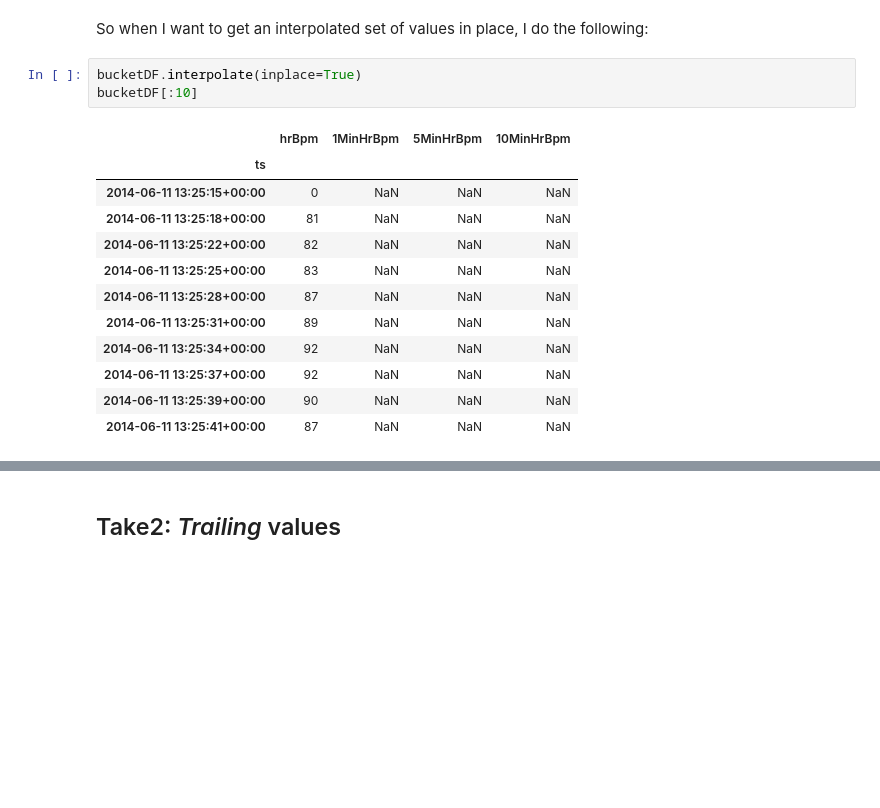
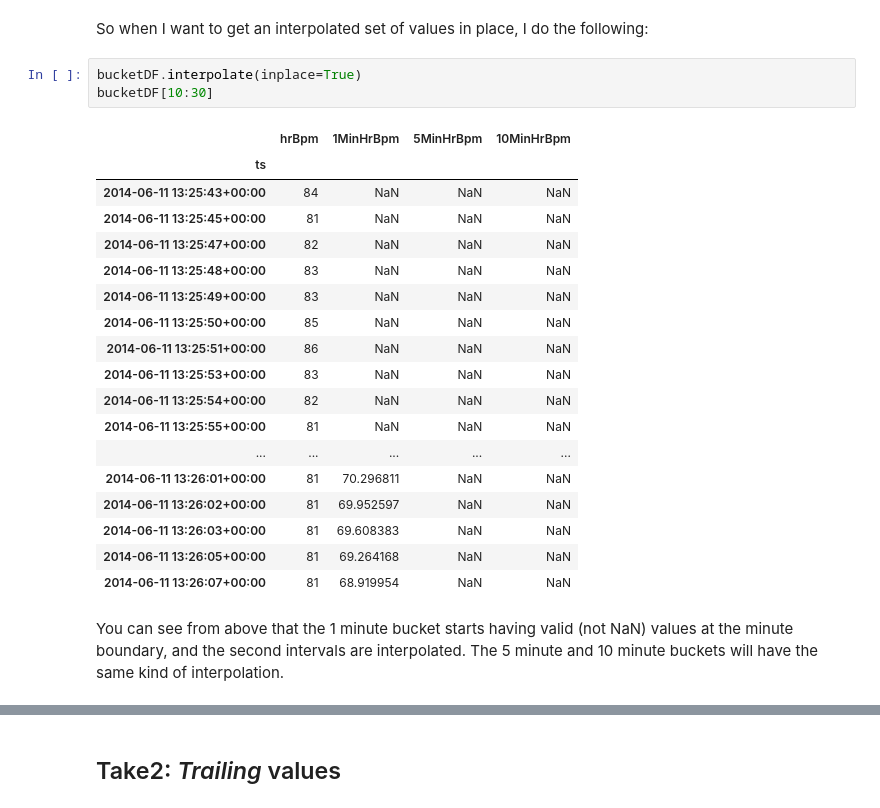
Before and after one commit to arunxarun/bikedatahacking, a Jupyter notebook: bikedatahacking.ipynb, the cells around one changed output, grey strips where cells are left out. Drawn from its saved outputs; the diff is of its cells as text; blank space fills up the shorter version.

```diff
--- a/bikedatahacking.ipynb
+++ b/bikedatahacking.ipynb
@@ -388,17 +388,25 @@ bucketDF.interpolate().plot()
 So when I want to get an interpolated set of values in place, I do the following:
 # %%
 bucketDF.interpolate(inplace=True)
-bucketDF[:10]
+bucketDF[10:30]
 # %% [output]
 |  | hrBpm | 1MinHrBpm | 5MinHrBpm | 10MinHrBpm |
 | ts |  |  |  |  |
-| 2014-06-11 13:25:15+00:00 | 0 | NaN | NaN | NaN |
-| 2014-06-11 13:25:18+00:00 | 81 | NaN | NaN | NaN |
-| 2014-06-11 13:25:22+00:00 | 82 | NaN | NaN | NaN |
-| 2014-06-11 13:25:25+00:00 | 83 | NaN | NaN | NaN |
-| 2014-06-11 13:25:28+00:00 | 87 | NaN | NaN | NaN |
-| 2014-06-11 13:25:31+00:00 | 89 | NaN | NaN | NaN |
-| 2014-06-11 13:25:34+00:00 | 92 | NaN | NaN | NaN |
-| 2014-06-11 13:25:37+00:00 | 92 | NaN | NaN | NaN |
-| 2014-06-11 13:25:39+00:00 | 90 | NaN | NaN | NaN |
-| 2014-06-11 13:25:41+00:00 | 87 | NaN | NaN | NaN |
+| 2014-06-11 13:25:43+00:00 | 84 | NaN | NaN | NaN |
+| 2014-06-11 13:25:45+00:00 | 81 | NaN | NaN | NaN |
+| 2014-06-11 13:25:47+00:00 | 82 | NaN | NaN | NaN |
+| 2014-06-11 13:25:48+00:00 | 83 | NaN | NaN | NaN |
+| 2014-06-11 13:25:49+00:00 | 83 | NaN | NaN | NaN |
+| 2014-06-11 13:25:50+00:00 | 85 | NaN | NaN | NaN |
+| 2014-06-11 13:25:51+00:00 | 86 | NaN | NaN | NaN |
+| 2014-06-11 13:25:53+00:00 | 83 | NaN | NaN | NaN |
+| 2014-06-11 13:25:54+00:00 | 82 | NaN | NaN | NaN |
+| 2014-06-11 13:25:55+00:00 | 81 | NaN | NaN | NaN |
+| ... | ... | ... | ... | ... |
+| 2014-06-11 13:26:01+00:00 | 81 | 70.296811 | NaN | NaN |
+| 2014-06-11 13:26:02+00:00 | 81 | 69.952597 | NaN | NaN |
+| 2014-06-11 13:26:03+00:00 | 81 | 69.608383 | NaN | NaN |
+| 2014-06-11 13:26:05+00:00 | 81 | 69.264168 | NaN | NaN |
+| 2014-06-11 13:26:07+00:00 | 81 | 68.919954 | NaN | NaN |
+# %% [markdown]
+You can see from above that the 1 minute bucket starts having valid (not NaN) values at the minute boundary, and the second intervals are interpolated. The 5 minute and 10 minute buckets will have the same kind of interpolation.
```
Also changed, not shown: parts of 25 cells of this notebook.
